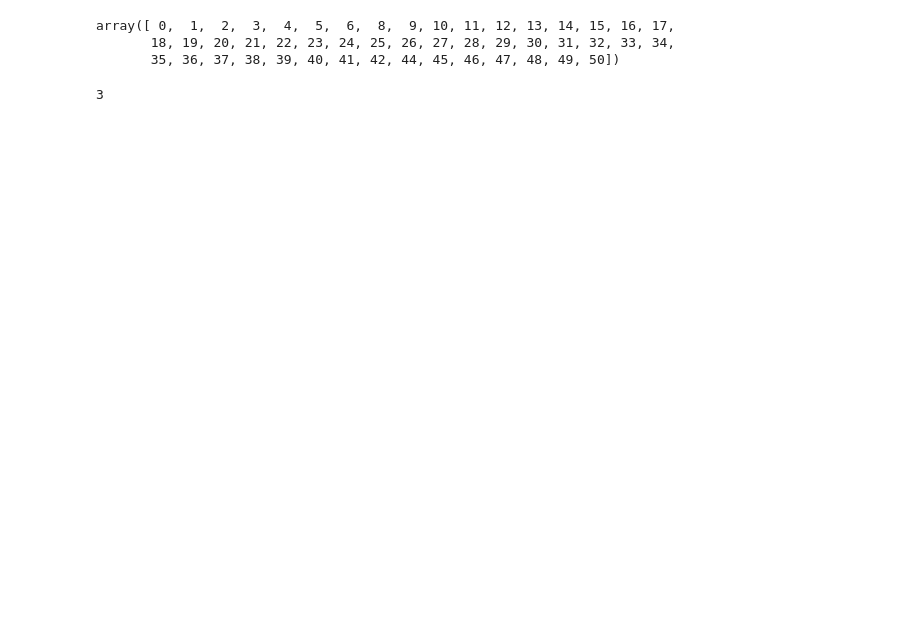
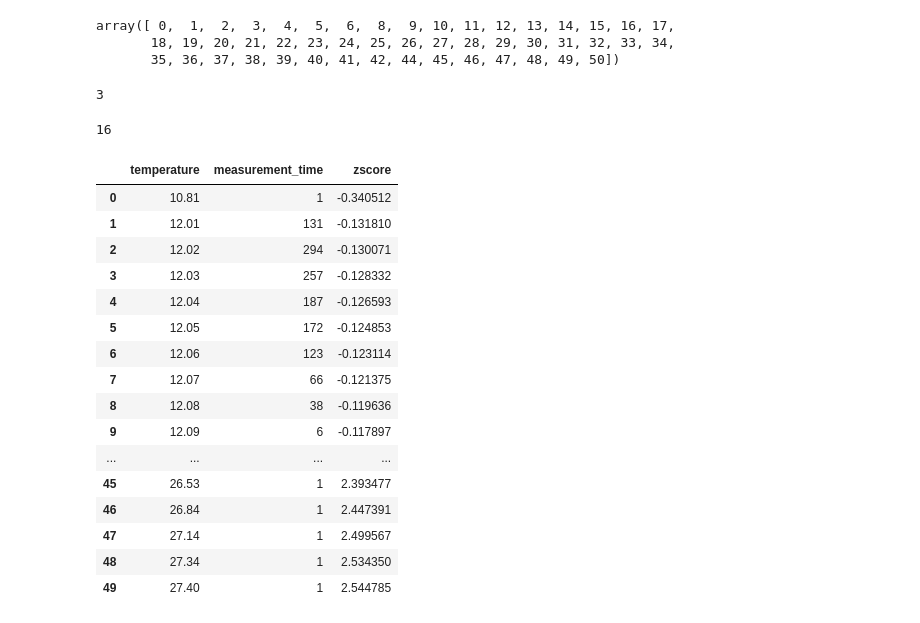
Before and after one commit to rmonbri/Coursework-Data-Engineering-Week-5, a Jupyter notebook: dashboard/test.ipynb, the cells around one changed output. Cells and saved outputs as stored; diff of their text form; code cells hidden in the pictures; blank space fills up the shorter version.

```diff
--- a/dashboard/test.ipynb
+++ b/dashboard/test.ipynb
@@ -343,3 +339,31 @@ merged_df['day'] = merged_df['measurement_time'].dt.day
 datetime.now().day
 # %% [output]
 3
+# %%
+single_plant_measurement['temperature'].unique()
+single_plant_measurement['temperature_zscore'] = (single_plant_measurement['temperature'] - single_plant_measurement['temperature'].mean()) / single_plant_measurement['temperature'].std()
+single_plant_anomalies_temperature = single_plant_measurement[abs(single_plant_measurement['temperature_zscore']) > 2.5]
+len(single_plant_anomalies_temperature)
+# %% [output]
+16
+# %%
+spm = single_plant_measurement.groupby("temperature").agg({"measurement_time":"count", 'zscore':'mean'}).reset_index()
+spm.head(50)
+# %% [output]
+|  | temperature | measurement_time | zscore |
+| 0 | 10.81 | 1 | -0.340512 |
+| 1 | 12.01 | 131 | -0.131810 |
+| 2 | 12.02 | 294 | -0.130071 |
+| 3 | 12.03 | 257 | -0.128332 |
+| 4 | 12.04 | 187 | -0.126593 |
+| 5 | 12.05 | 172 | -0.124853 |
+| 6 | 12.06 | 123 | -0.123114 |
+| 7 | 12.07 | 66 | -0.121375 |
+| 8 | 12.08 | 38 | -0.119636 |
+| 9 | 12.09 | 6 | -0.117897 |
+| ... | ... | ... | ... |
+| 45 | 26.53 | 1 | 2.393477 |
+| 46 | 26.84 | 1 | 2.447391 |
+| 47 | 27.14 | 1 | 2.499567 |
+| 48 | 27.34 | 1 | 2.534350 |
+| 49 | 27.40 | 1 | 2.544785 |
```
Also changed, not shown: parts of 8 cells of this notebook, 1 other file.
